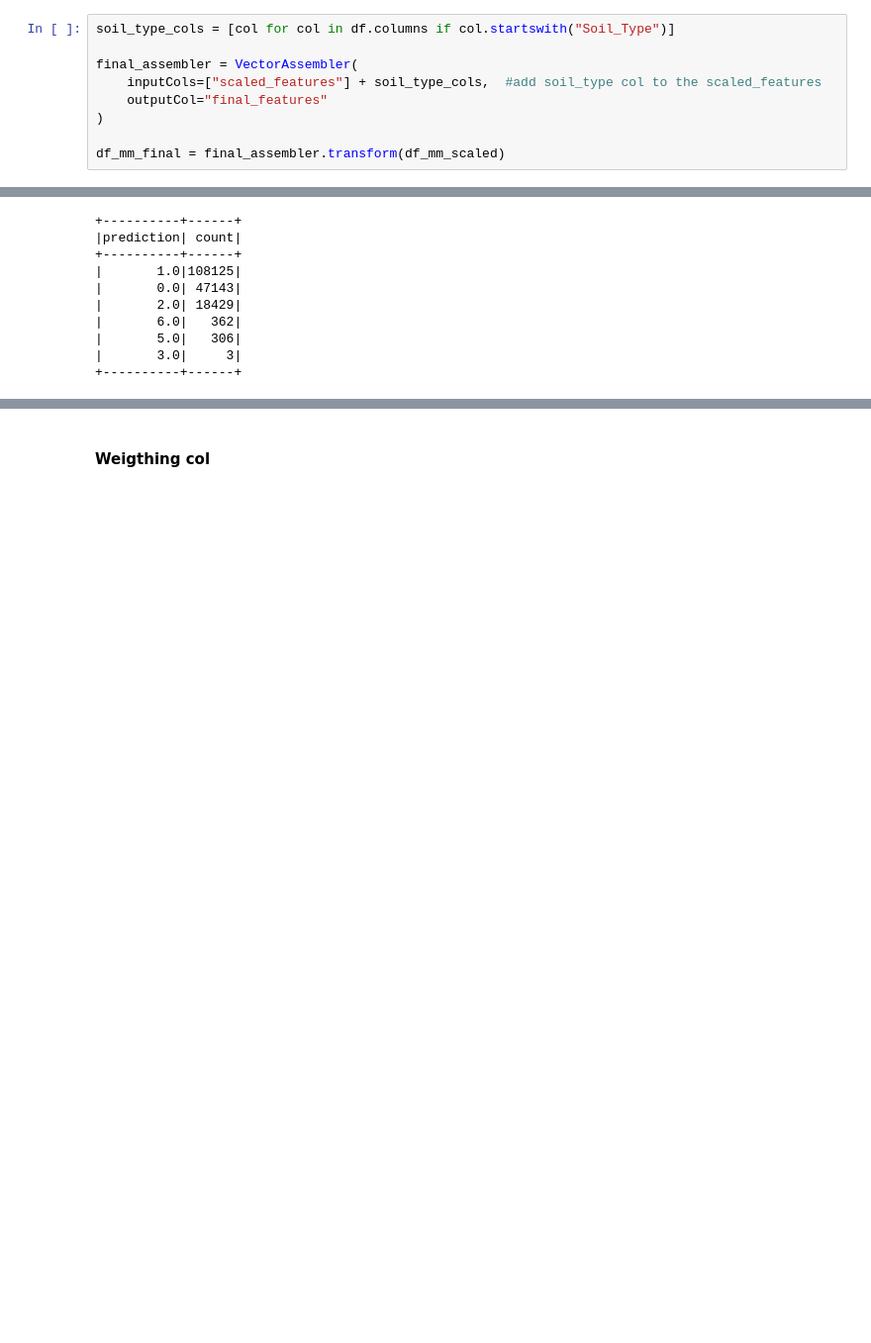
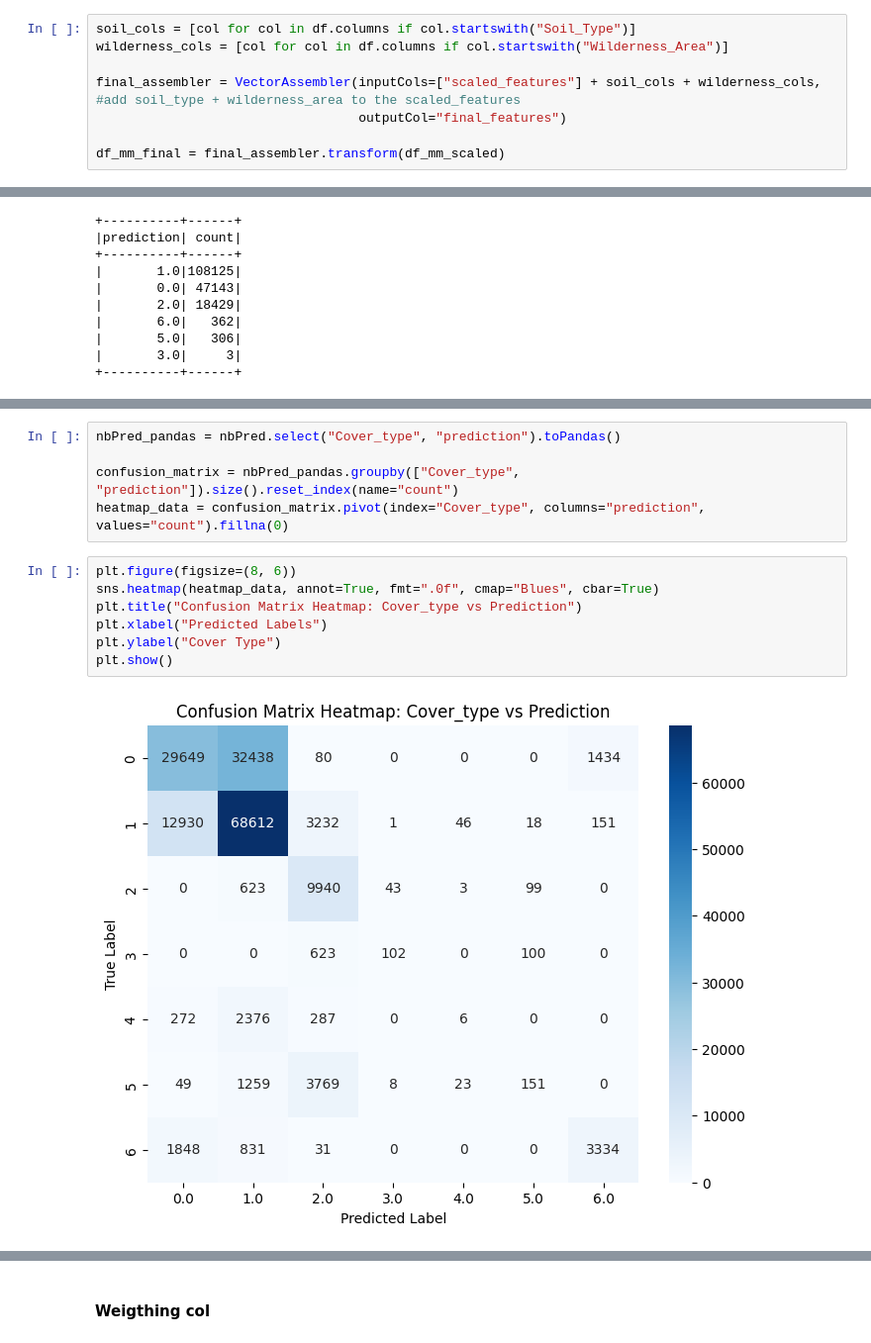
Before and after one commit to saravorabbi/Unibo_BDA_Project, a Jupyter notebook: project.ipynb, the cells around one changed output, grey strips where cells are left out. Shown at 99% size. Cells and saved outputs as stored; diff of their text form; blank space fills up the shorter version.

```diff
--- a/project.ipynb
+++ b/project.ipynb
@@ -627,10 +629,9 @@ Now we assemble the scaled features with the 40 one hot encoded Soil Type featur
 # %%
-soil_type_cols = [col for col in df.columns if col.startswith("Soil_Type")]
+soil_cols = [col for col in df.columns if col.startswith("Soil_Type")]
+wilderness_cols = [col for col in df.columns if col.startswith("Wilderness_Area")]
 
-final_assembler = VectorAssembler(
-    inputCols=["scaled_features"] + soil_type_cols,  #add soil_type col to the scaled_features
-    outputCol="final_features"
-)
+final_assembler = VectorAssembler(inputCols=["scaled_features"] + soil_cols + wilderness_cols,  #add soil_type + wilderness_area to the scaled_features
+                                  outputCol="final_features")
 
 df_mm_final = final_assembler.transform(df_mm_scaled)
 # %%
@@ -823 +851,15 @@ nbPred.groupBy("prediction").count().orderBy(col("count").desc()).show()
+# %%
+nbPred_pandas = nbPred.select("Cover_type", "prediction").toPandas()
+
+confusion_matrix = nbPred_pandas.groupby(["Cover_type", "prediction"]).size().reset_index(name="count")
+heatmap_data = confusion_matrix.pivot(index="Cover_type", columns="prediction", values="count").fillna(0)
+# %%
+plt.figure(figsize=(8, 6))
+sns.heatmap(heatmap_data, annot=True, fmt=".0f", cmap="Blues", cbar=True)
+plt.title("Confusion Matrix Heatmap: Cover_type vs Prediction")
+plt.xlabel("Predicted Labels")
+plt.ylabel("Cover Type")
+plt.show()
+# %% [output]
+[figure, added]
 # %% [markdown]
```
Also changed, not shown: parts of 15 cells of this notebook.
